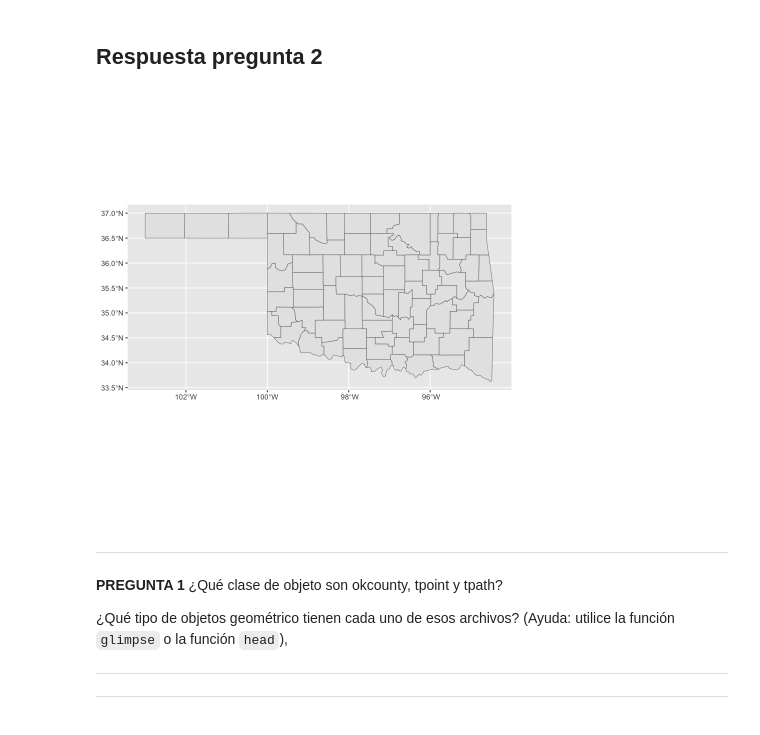
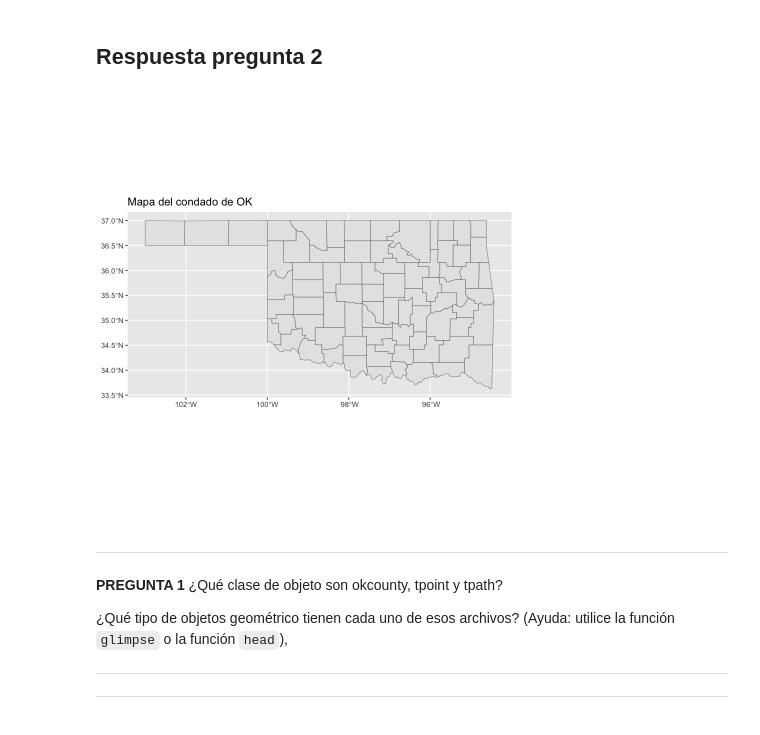
Before and after one commit to MiguelMonr/VisualizacionInformacion, a Jupyter notebook: Notebooks/Pr6_VisualizacionGeoespacial_Vector.ipynb, the cells around one changed output. Cells and saved outputs as stored; diff of their text form; code cells hidden in the pictures.

```diff
--- a/Notebooks/Pr6_VisualizacionGeoespacial_Vector.ipynb
+++ b/Notebooks/Pr6_VisualizacionGeoespacial_Vector.ipynb
@@ -76,9 +76,11 @@ $ geometry <LINESTRING [arc_degree]> LINESTRING (-102.52 36.73, ..., LINESTRIN~
 # %%
 #Graficando okcounty
 
-ggplot(okcounty) + geom_sf()
+ggplot(okcounty) +
+    geom_sf() +
+    labs(title = "Mapa del condado de OK")
 # %% [output]
-[figure, old version]
+[figure, new version]
 # %% [markdown]
 ---
 
```
Also changed, not shown: 7 other files.
